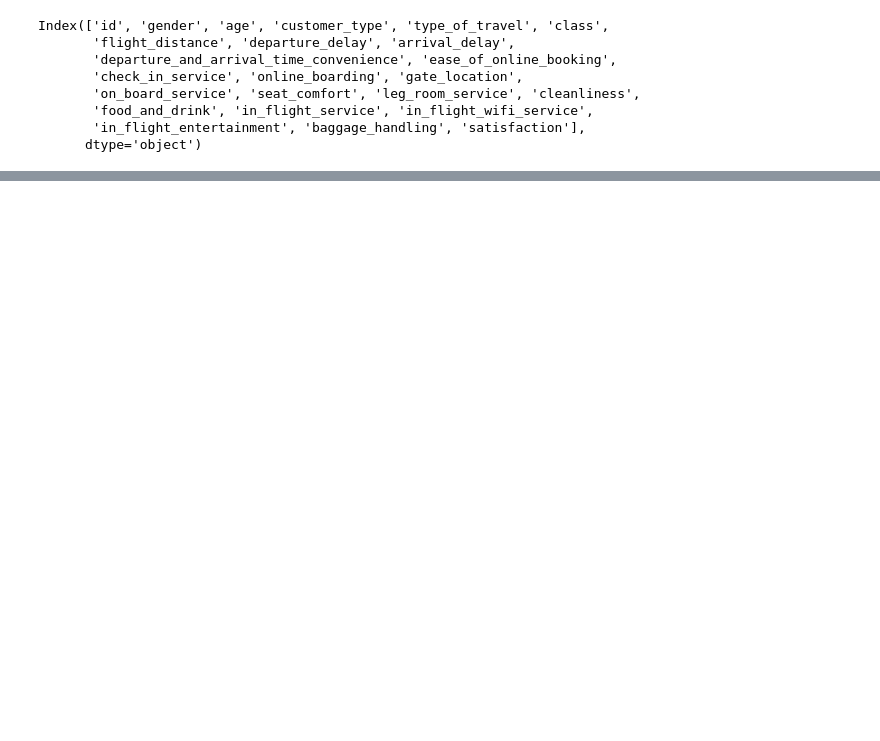
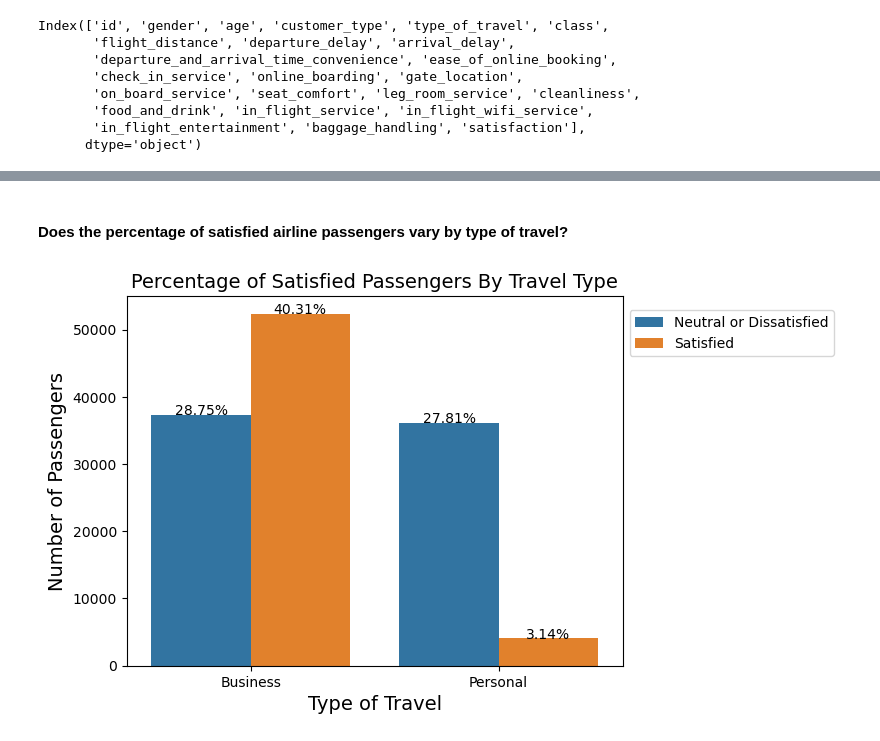
Before and after one commit to CertifiedBashir/Analysis_of_Airline_Passenger_Satisfaction, a Jupyter notebook: Airline Passenger Satisfaction.ipynb, the cells around one changed output, grey strips where cells are left out. Drawn from its saved outputs; the diff is of its cells as text; code cells hidden in the pictures; blank space fills up the shorter version.

```diff
--- a/Airline Passenger Satisfaction.ipynb
+++ b/Airline Passenger Satisfaction.ipynb
@@ -287,0 +365,16 @@ memory usage: 23.8+ MB
+# %% [markdown]
+#### Does the percentage of satisfied airline passengers vary by type of travel?
+# %%
+# Plotting the chart to answer the above Question
+ax = sns.countplot(data = data, x = 'type_of_travel', hue = 'satisfaction');
+
+# Running the chart formatting function
+chart_format('Type of Travel', 'Number of Passengers', 'Percentage of Satisfied Passengers By Travel Type')
+
+# Running the percentage calculating function
+percentage_calc()
+
+# Running the function for positioning the legend
+legend_pos()
+# %% [output]
+[figure, added]
```
Also changed, not shown: parts of 19 cells of this notebook.
